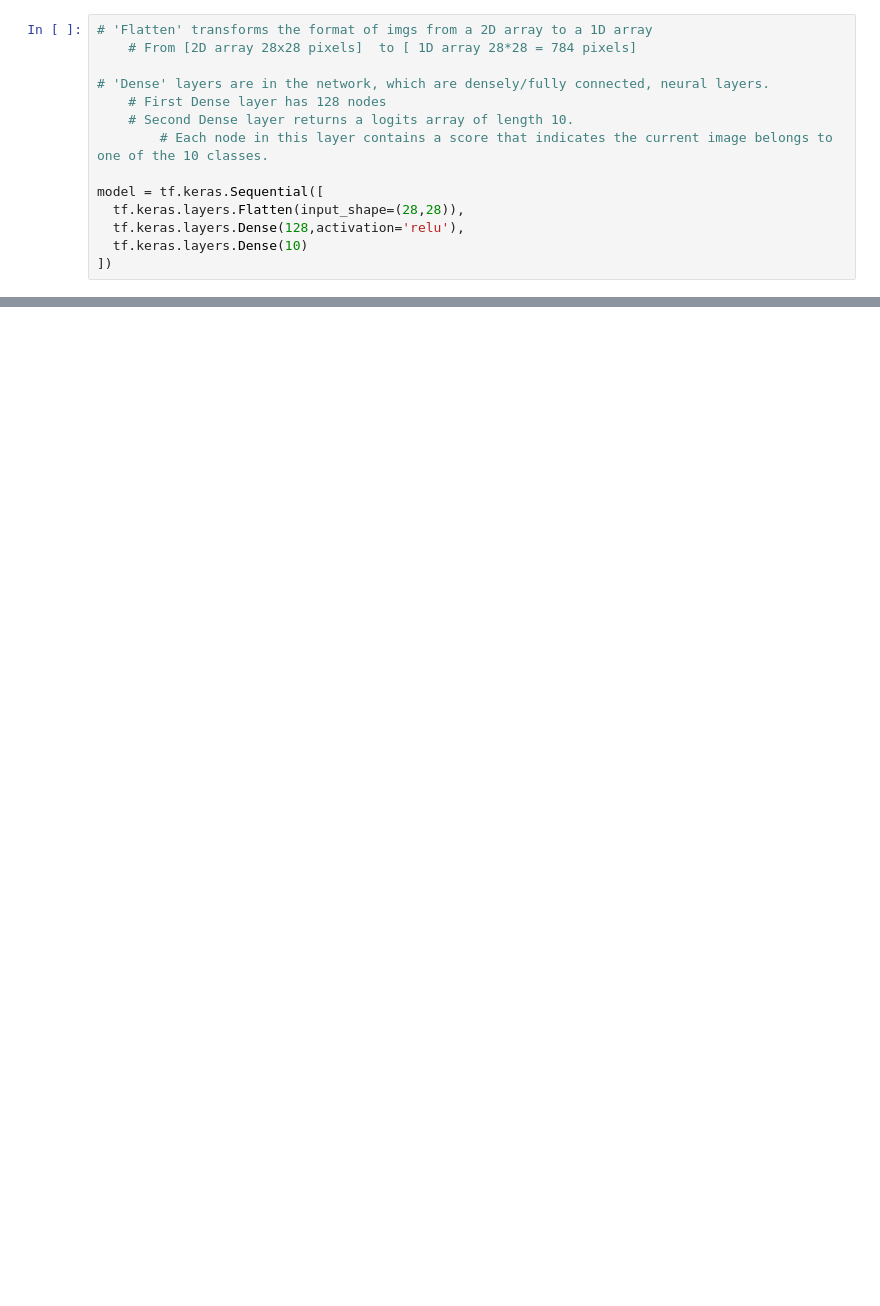
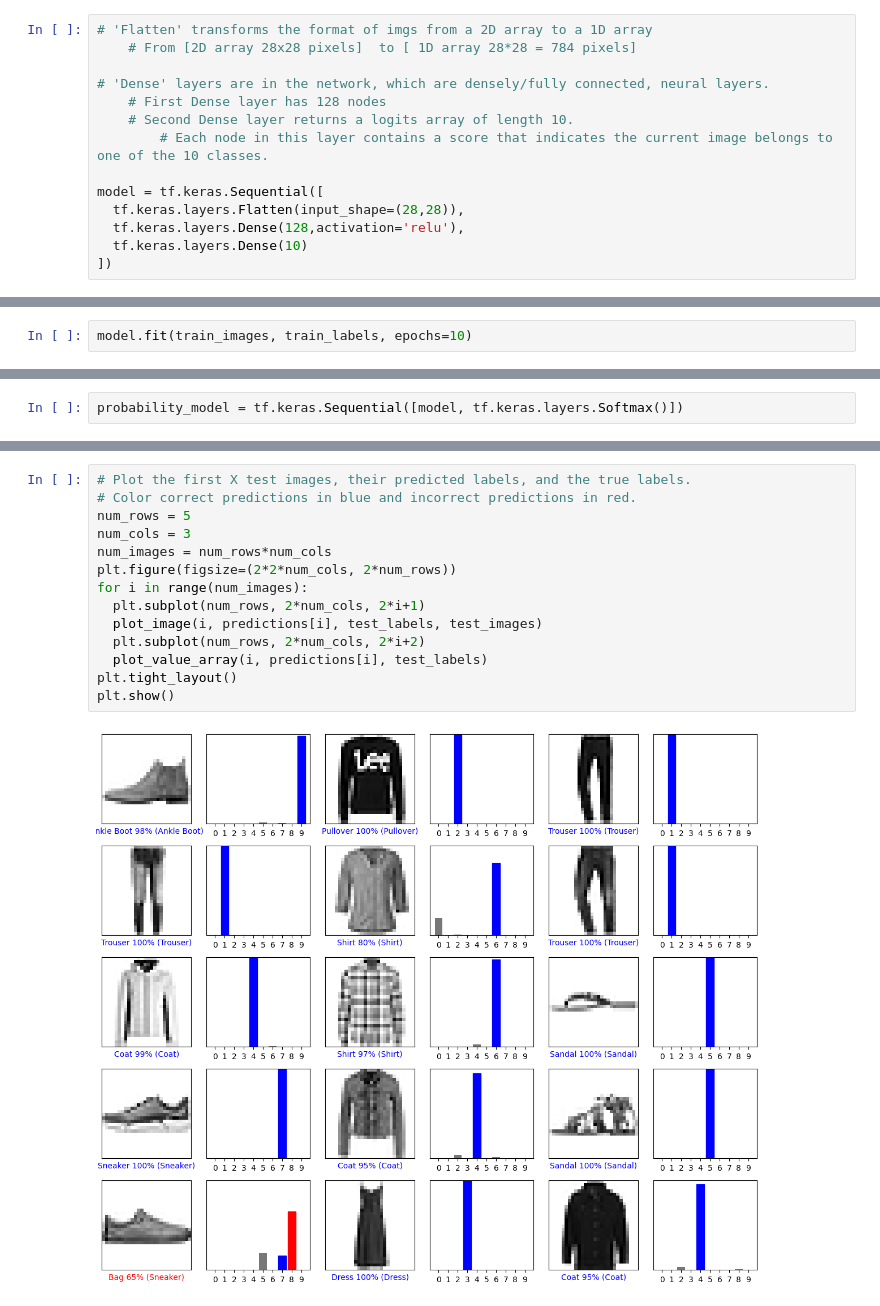
Before and after one commit to neko88/Machine-Learning, a Jupyter notebook: Tensorflow_Intro_01_Fashion_MNIST_dataset.ipynb, the cells around one changed output, grey strips where cells are left out. Drawn from its saved outputs; the diff is of its cells as text; blank space fills up the shorter version.

```diff
--- a/Tensorflow_Intro_01_Fashion_MNIST_dataset.ipynb
+++ b/Tensorflow_Intro_01_Fashion_MNIST_dataset.ipynb
@@ -119,0 +147,2 @@ model = tf.keras.Sequential([
+# %%
+model.fit(train_images, train_labels, epochs=10)
@@ -119,0 +191,2 @@ model = tf.keras.Sequential([
+# %%
+probability_model = tf.keras.Sequential([model, tf.keras.layers.Softmax()])
@@ -119,0 +287,16 @@ model = tf.keras.Sequential([
+# %%
+# Plot the first X test images, their predicted labels, and the true labels.
+# Color correct predictions in blue and incorrect predictions in red.
+num_rows = 5
+num_cols = 3
+num_images = num_rows*num_cols
+plt.figure(figsize=(2*2*num_cols, 2*num_rows))
+for i in range(num_images):
+  plt.subplot(num_rows, 2*num_cols, 2*i+1)
+  plot_image(i, predictions[i], test_labels, test_images)
+  plt.subplot(num_rows, 2*num_cols, 2*i+2)
+  plot_value_array(i, predictions[i], test_labels)
+plt.tight_layout()
+plt.show()
+# %% [output]
+[figure, added]
```
Also changed, not shown: parts of 28 cells of this notebook.
